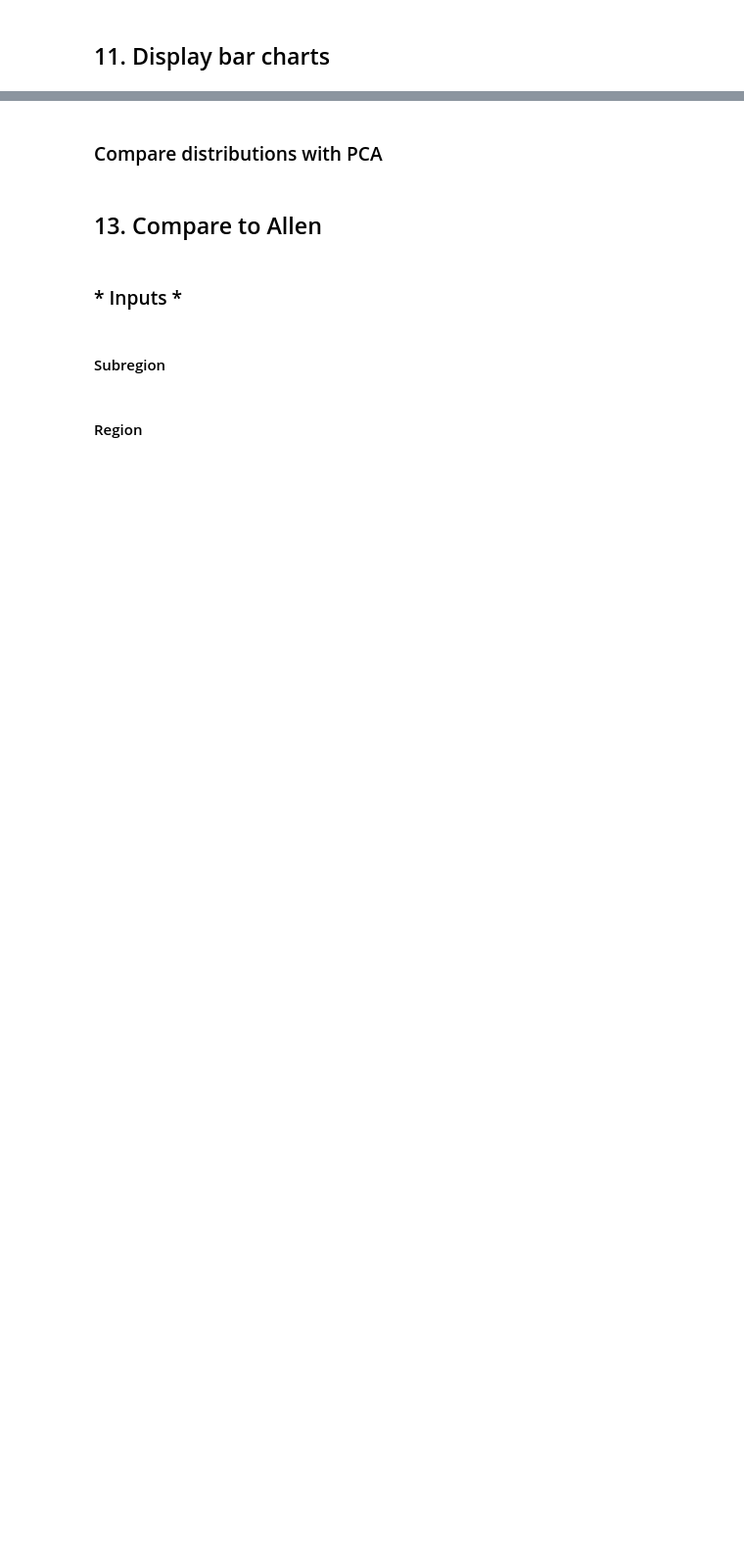
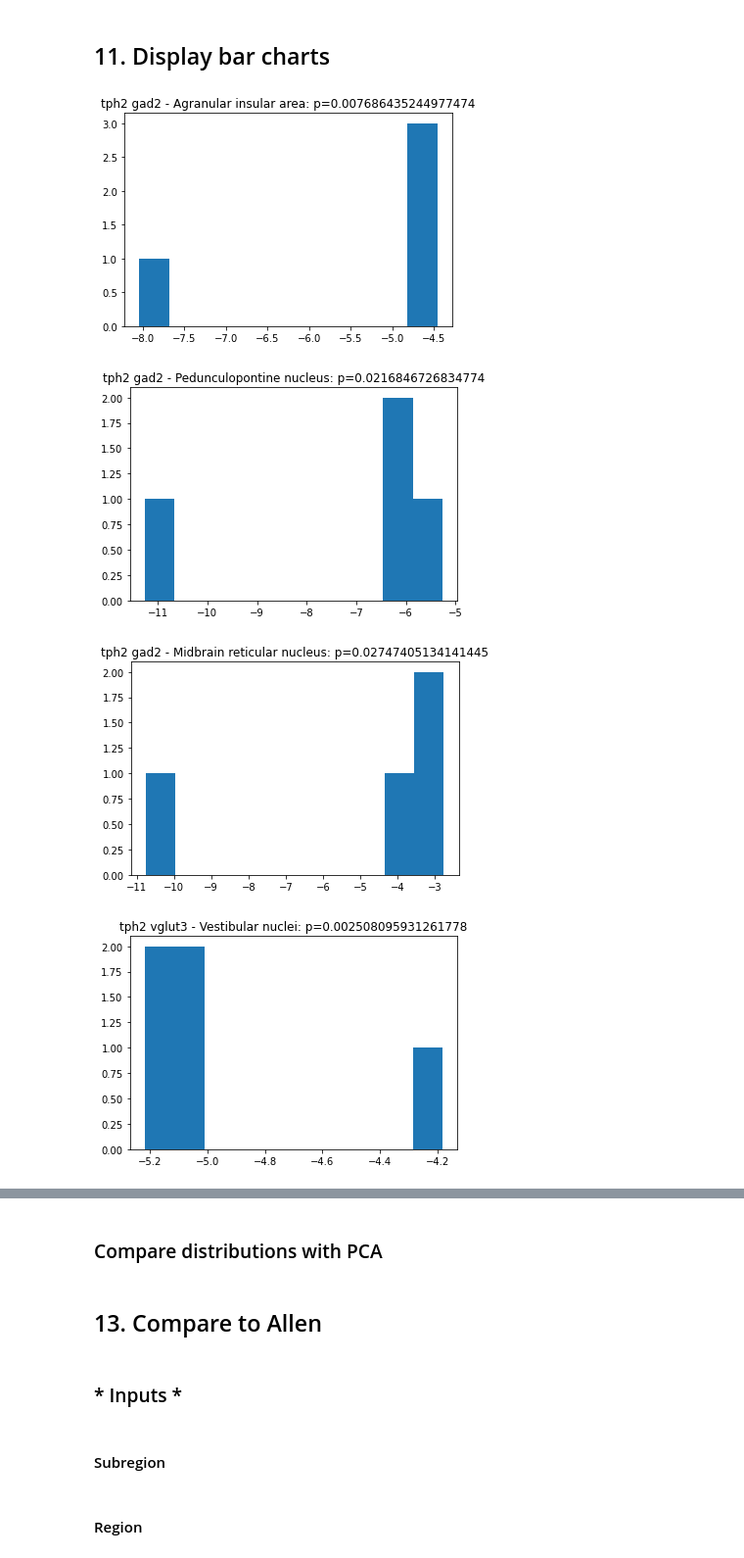
Before and after one commit to neurodata/brainlit, a Jupyter notebook: experiments/BrainLine/axon_analysis.ipynb, the cells around one changed output, grey strips where cells are left out. Shown at 98% size. Drawn from its saved outputs; the diff is of its cells as text; code cells hidden in the pictures; blank space fills up the shorter version.

Commit message:
perm axon

```diff
--- a/experiments/BrainLine/axon_analysis.ipynb
+++ b/experiments/BrainLine/axon_analysis.ipynb
@@ -529,3 +536,26 @@ composite_regions = {
     "Substantia Nigra": [615, 374, 374],
     "Superior Colliculus": [294, 302],
 }  # Custom composite allen regions where key is region name and value is list of allen regions
+# %%
+from scipy.stats import shapiro
+DG = ad.region_graph
+
+for region in regions:
+    for subtype in colors.keys():
+        data = []
+        for brain in brain_ids:
+            if brain2paths[brain]["subtype"] == subtype:
+                total = DG.nodes[997][f"{brain} axon"]
+                data.append(np.log(DG.nodes[region][f"{brain} axon"]/total))
+
+        if len(data) > 2:
+            _, p = shapiro(data)
+            if p < 0.05:
+                plt.hist(data)
+                plt.title(f"{subtype} - {DG.nodes[region]['name']}: p={p}")
+                plt.show()
+# %% [output]
+[figure, added]
+[figure, added]
+[figure, added]
+[figure, added]
```
Also changed, not shown: parts of 12 cells of this notebook, 1 other file.
